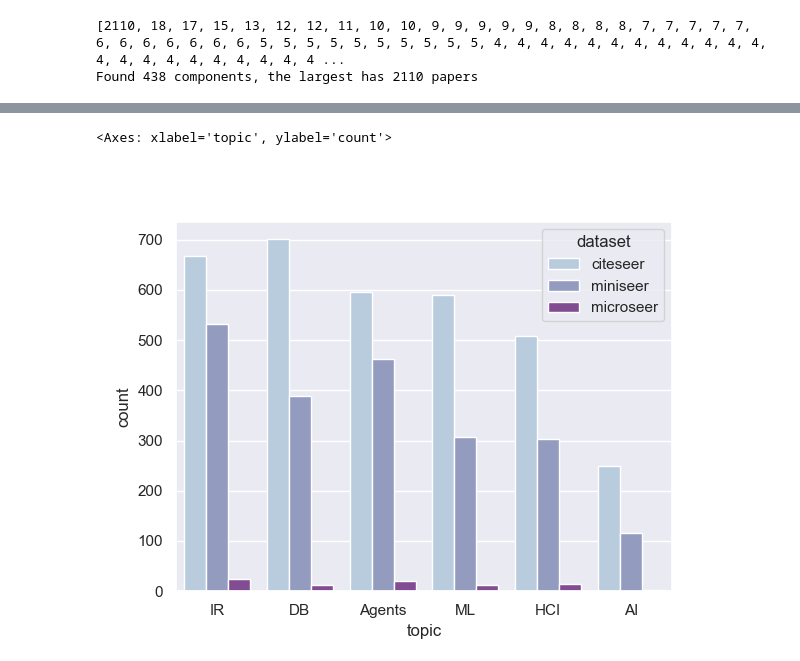
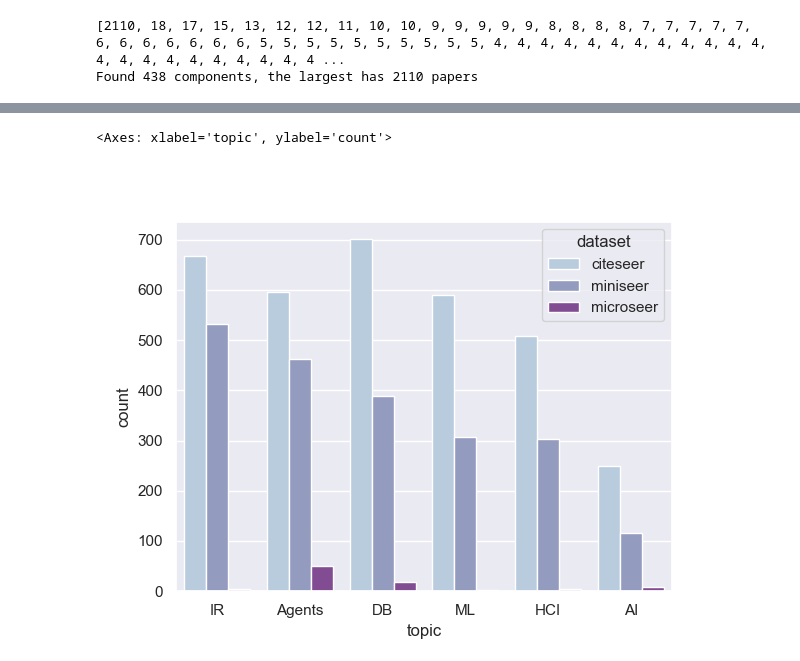
Before and after one commit to prasannadate/sgnn-superneuro, a Jupyter notebook: miniseer_maker.ipynb, the cells around one changed output, grey strips where cells are left out. Saved outputs shown, nothing was run; the diff lists cells and outputs as text; code cells hidden in the pictures.

```diff
--- a/miniseer_maker.ipynb
+++ b/miniseer_maker.ipynb
@@ -149,14 +252,34 @@ def rebuild(papers, ids):
 # %%
-seed = 2025
+seed = 789879
 
+# === Original dataset ===
 train_idxs, test_idxs = train_test_split_indices(papers, test_size=0.8, rng=seed)
+print("Original dataset:")
+how_many(papers, train_idxs)
 
+# === Miniseer ===
 miniseer, removed = rebuild(papers, largest)
 assert not removed
 m_train_idxs, m_test_idxs = train_test_split_indices(miniseer, test_size=0.8, rng=seed)
 writeout(miniseer, 'data/miniseer/miniseer', m_train_idxs, m_test_idxs, f"seed: {seed}")
 
-_train_idxs, microseer_idxs = train_test_split_indices(miniseer, test_size=87, rng=seed)
-u_train_idxs, u_test_idxs = train_test_split_indices(microseer_idxs, test_size=0.8, rng=seed)
-microseer, removed = rebuild(papers, microseer_idxs)
+print("\nMiniseer:")
+how_many(miniseer, m_train_idxs)
+minicomponents = sorted(components_undirected(miniseer), key=len, reverse=True)
+minilargest = minicomponents[0]
+print([len(c) for c in minicomponents])
+print(f"Found {len(minicomponents)} components, the largest has {len(minilargest)} papers")
+
+# === Microseer ===
+microseer = spider_papers(miniseer, 87, rng=seed, seed='horrocks98using')
+removed = remove_broken_citations(microseer)
+u_train_idxs, u_test_idxs = train_test_split_indices(microseer, test_size=0.8, rng=seed)
 writeout(microseer, 'data/microseer/microseer', u_train_idxs, u_test_idxs, f"seed: {seed}")
+# STATS
+print("\nMicroseer:")
+how_many(microseer, u_train_idxs)
+microcomponents = sorted(components_undirected(microseer), key=len, reverse=True)
+microlargest = microcomponents[0]
+print([len(c) for c in microcomponents])
+print(f"Found {len(microcomponents)} components, the largest has {len(microlargest)} papers")
+print(f"Removed {len(removed)} broken citations")
@@ -197,0 +306,8 @@ Train: 18, Test: 69 (0.21:0.79)
+# %%
+by_cited_cats = {}
+
+for paper in miniseer.values():
+    cite_categories = set(papers[other].label for other in paper.citations)
+    by_cited_cats[paper.idx] = cite_categories
+
+list(filter(lambda k: len(by_cited_cats[k]) > 4, by_cited_cats))
@@ -221,18 +345,21 @@ categories
 # %%
 def todf(papers, name):
     df = pd.DataFrame([{'name': paper.idx, 'topic': paper.label, 'citations': len(paper.citations)} for paper in papers.values()])
     df['dataset'] = name
     return df
 
 
-data = pd.concat([todf(papers, 'citeseer'), todf(miniseer, 'miniseer'), todf(microseer, 'microseer')])
+data = pd.concat([
+    todf(papers, 'citeseer'),
+    todf(miniseer, 'miniseer'),
+    todf(microseer, 'microseer')])
 sns.set_theme(style="darkgrid", palette=sns.color_palette(['#b3cde3', '#8c96c6', '#88419d']))
 %matplotlib widget
 fig, ax = plt.subplots()
 index = data['topic'].value_counts().index
 sns.countplot(data, x='topic', hue='dataset', order=index)
 # %% [output]
 <Axes: xlabel='topic', ylabel='count'>
-[figure, old version]
+[figure, new version]
 # %%
 citeseer_df = todf(papers, 'citeseer')
```
Also changed, not shown: parts of 18 cells of this notebook.
